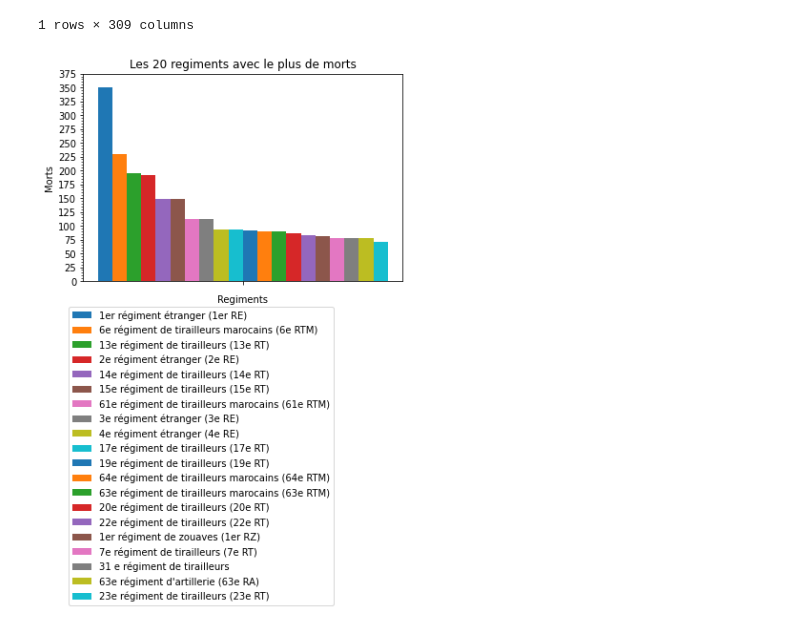
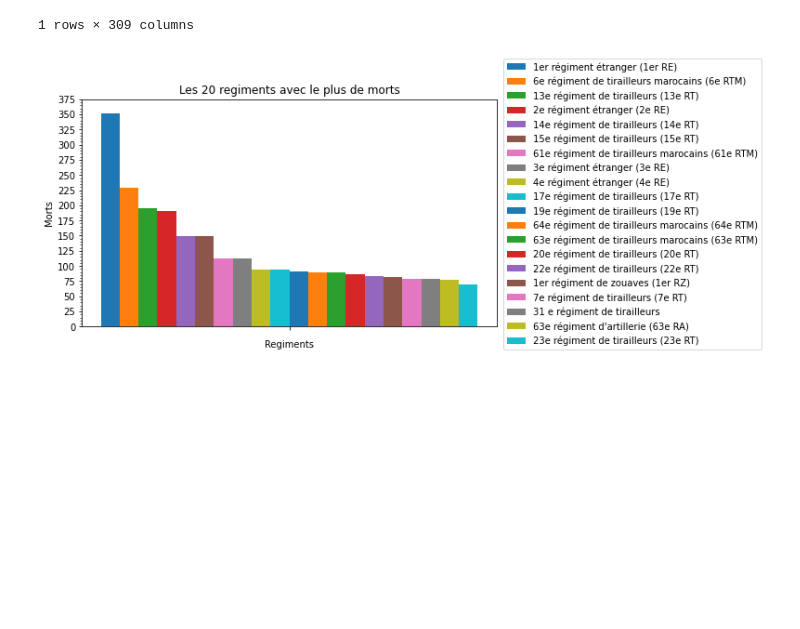
Before and after one commit to the0phil3/projetMemoire, a Jupyter notebook: manipRegiments.ipynb, the cells around one changed output. Drawn from its saved outputs; the diff is of its cells as text; code cells hidden in the pictures; blank space fills up the shorter version.

```diff
--- a/manipRegiments.ipynb
+++ b/manipRegiments.ipynb
@@ -128,18 +128,18 @@ next20 = mortsparRegiment.columns[21:41]
 last20 = mortsparRegiment.columns[42:62]
 # %%
 fig = mortsparRegiment[top20].plot(kind='bar', width = 5)
-plt.legend(bbox_to_anchor=(0.8, -0.1), loc='upper right')
+plt.legend(bbox_to_anchor=(1.65, 1.2), loc='upper right')
 fig.set_ylabel('Morts')
 fig.set_xlabel('Regiments')
 fig.set_title('Les 20 regiments avec le plus de morts')
 fig.yaxis.set_major_locator(ticker.MultipleLocator(25))
 fig.yaxis.set_minor_locator(ticker.MultipleLocator(5))
 fig.set_ylim(bottom=0, top=375)
 plt.rcParams["figure.figsize"] = [8.00, 4.50]
 
 plt.savefig('20regiments.jpg', dpi = 300, bbox_inches='tight', pad_inches=0.5,
             facecolor='auto', edgecolor='white', orientation = 'landscape')
 # %% [output]
-[figure, old version]
+[figure, new version]
 # %%
 fig2 = mortsparRegiment[next20].plot(kind='bar', width = 5)
```
Also changed, not shown: parts of 2 cells of this notebook, 23 other files.
